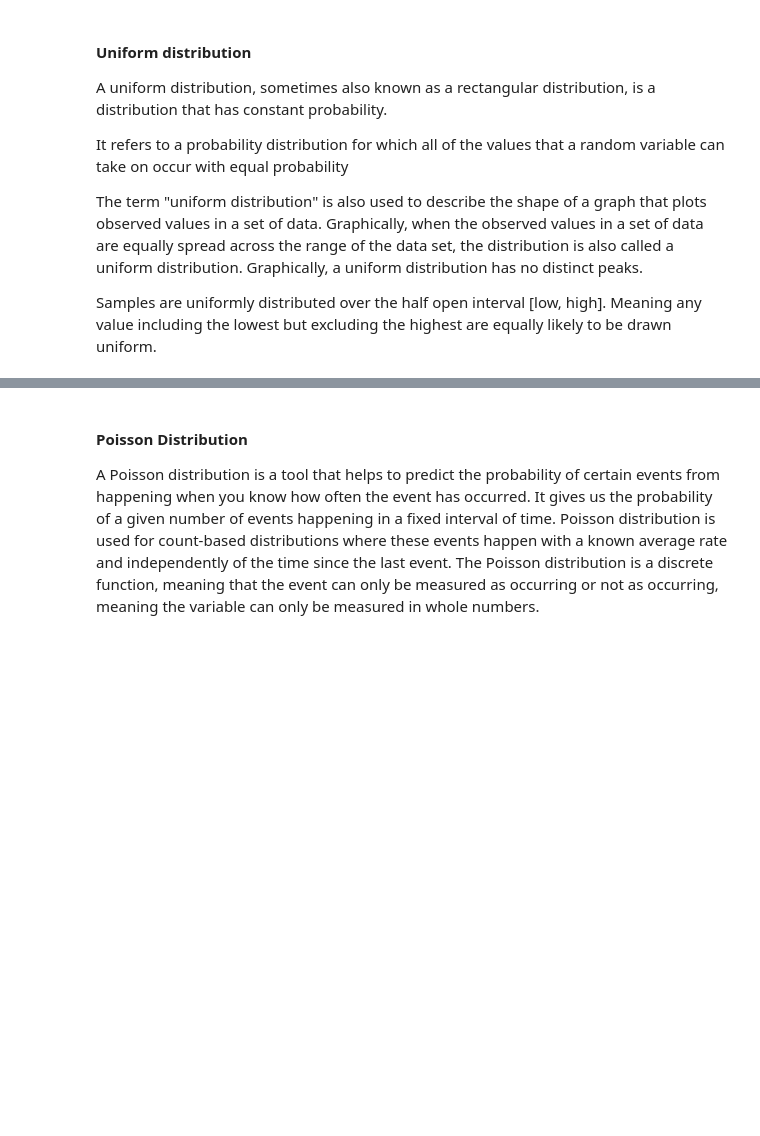
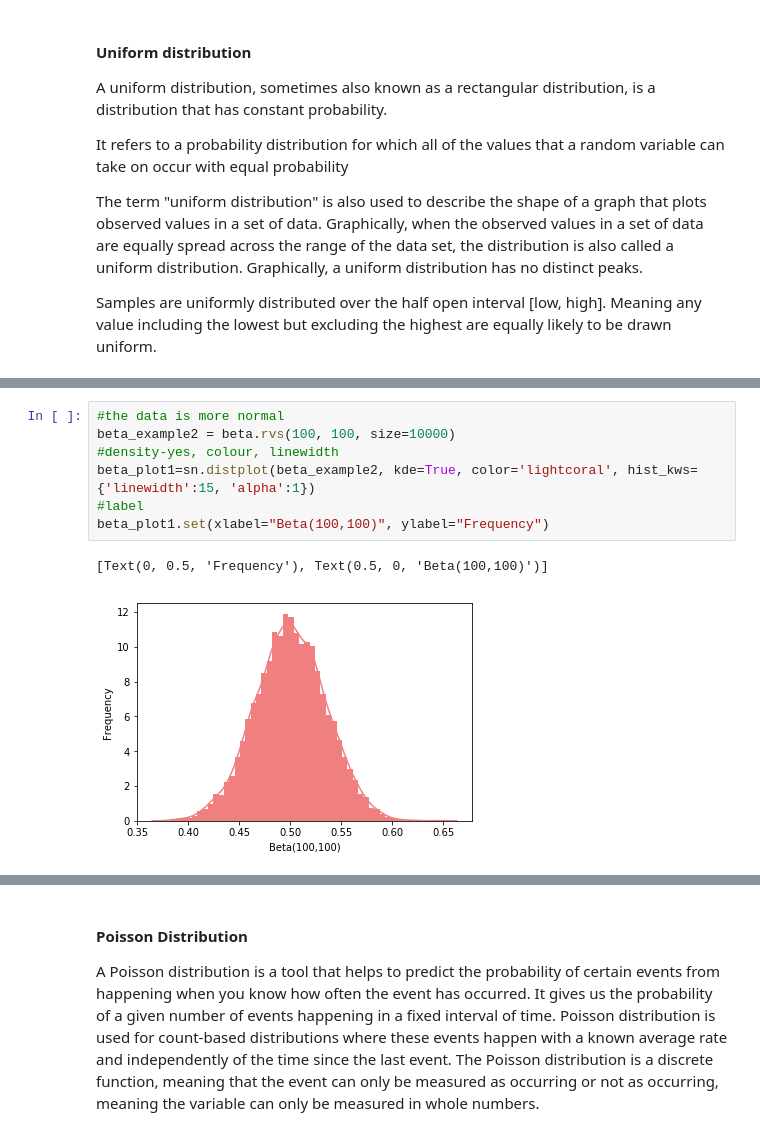
Before and after one commit to kevindooley/programming_DA_project_2019, a Jupyter notebook: numpy_tutorial.ipynb, the cells around one changed output, grey strips where cells are left out. Saved outputs shown, nothing was run; the diff lists cells and outputs as text; blank space fills up the shorter version.

```diff
--- a/numpy_tutorial.ipynb
+++ b/numpy_tutorial.ipynb
@@ -415,0 +460,10 @@ NameError: name 'uniform' is not defined
+# %%
+#the data is more normal
+beta_example2 = beta.rvs(100, 100, size=10000)
+#density-yes, colour, linewidth
+beta_plot1=sn.distplot(beta_example2, kde=True, color='lightcoral', hist_kws={'linewidth':15, 'alpha':1})
+#label
+beta_plot1.set(xlabel="Beta(100,100)", ylabel="Frequency")
+# %% [output]
+[Text(0, 0.5, 'Frequency'), Text(0.5, 0, 'Beta(100,100)')]
+[figure, added]
```
Also changed, not shown: parts of 24 cells of this notebook.
